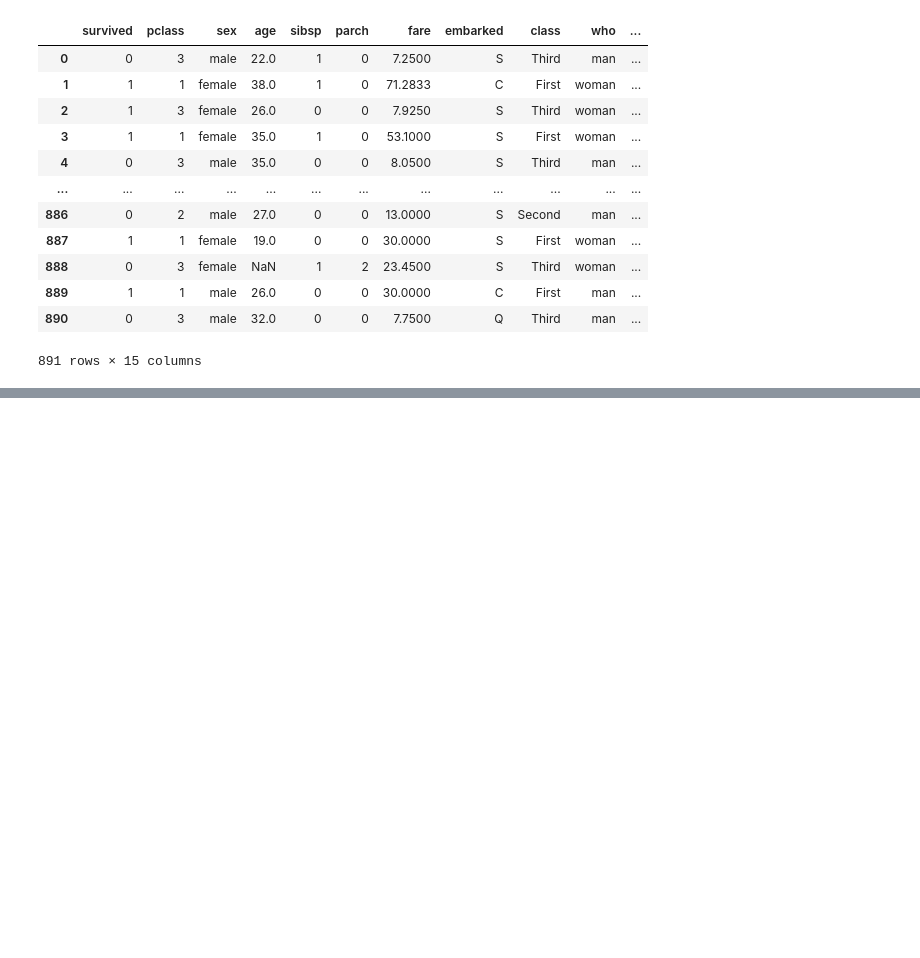
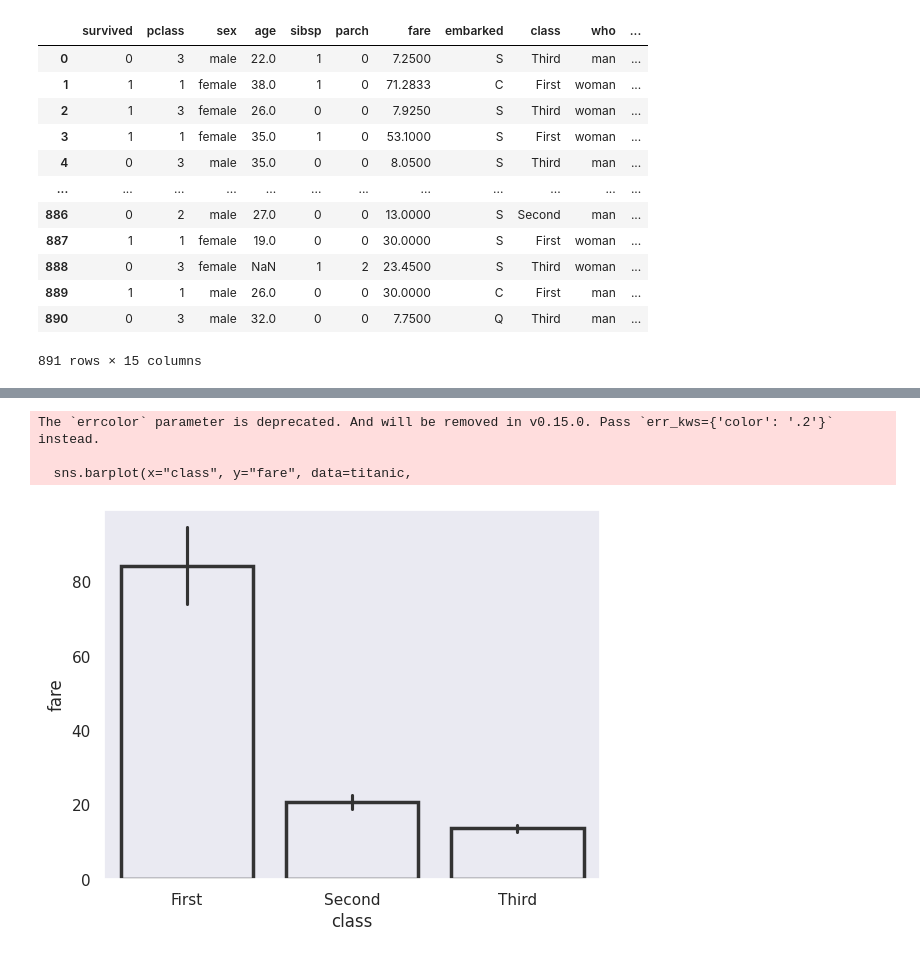
Before and after one commit to Syeda-Eman/40-days-of-Python, a Jupyter notebook: Day_4.ipynb, the cells around one changed output, grey strips where cells are left out. Cells and saved outputs as stored; diff of their text form; code cells hidden in the pictures; blank space fills up the shorter version.

```diff
--- a/Day_4.ipynb
+++ b/Day_4.ipynb
@@ -283,0 +284,21 @@ plt.show()
+# %%
+#changes in barplot
+#import libraries
+import seaborn as sns
+import numpy
+import matplotlib.pyplot as plt
+
+#load dataset
+titanic = sns.load_dataset("titanic")
+titanic
+
+#bar plot
+sns.barplot(x="class", y="fare", data=titanic,
+            linewidth=2.5, facecolor=(1,1,1,0),
+            errcolor=".2", edgecolor=".2")
+plt.show()
+# %% [output]
+The `errcolor` parameter is deprecated. And will be removed in v0.15.0. Pass `err_kws={'color': '.2'}` instead.
+
+  sns.barplot(x="class", y="fare", data=titanic,
+[figure, added]
```
Also changed, not shown: parts of 13 cells of this notebook.
